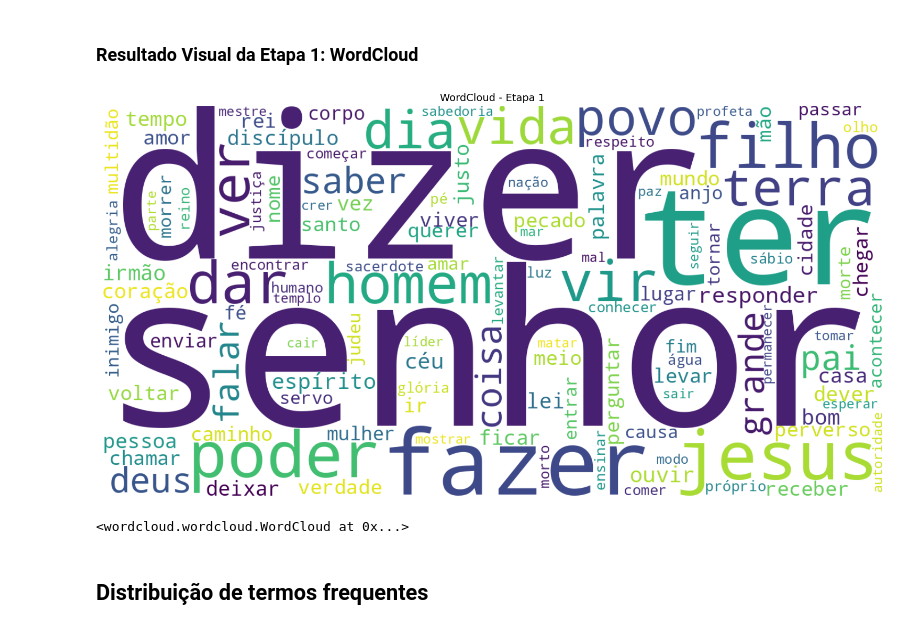
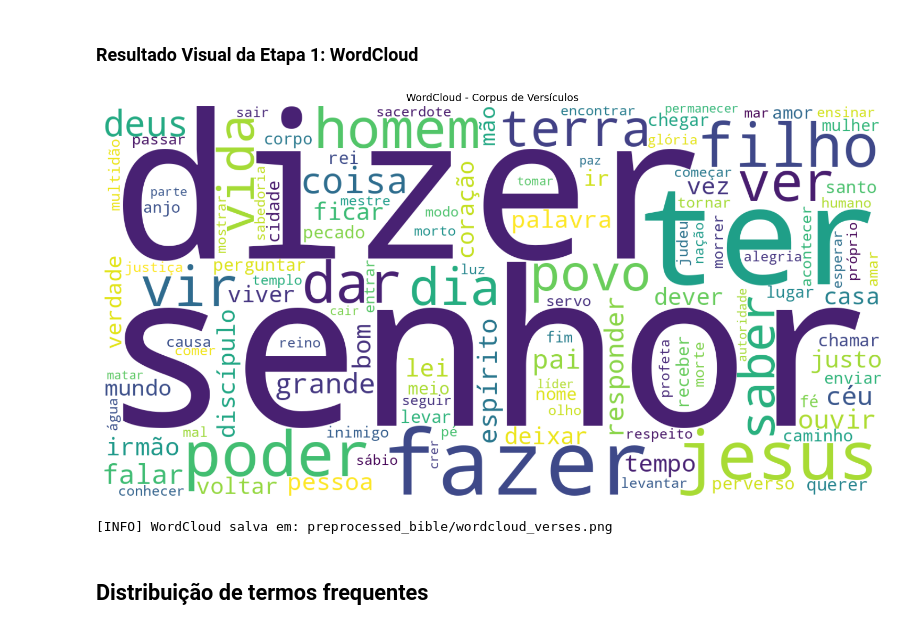
Before and after one commit to gabriel-q7/NLP-bible-exercise, a Jupyter notebook: trabalho.ipynb, the cells around one changed output. Saved outputs shown, nothing was run; the diff lists cells and outputs as text; code cells hidden in the pictures.

Commit message:
refactor: fixes and improvements due to change to verses corpus change

```diff
--- a/trabalho.ipynb
+++ b/trabalho.ipynb
@@ -349,29 +348,3 @@ class BiblePreprocessor:
                     tokens_limpos.append(lemma)
 
         return tokens_limpos
-# %%
-# Execução e Análise Quantitativa
-custom_stops = ['capítulo', 'versículo', 'bíblia', 'livro']
-preprocessor = BiblePreprocessor(custom_stopwords=custom_stops)
-
-def get_book_text(chapters_data: Any) -> str:
-    """Achata a estrutura de capítulos/versículos em uma única string."""
-    def flatten(nested):
-        for item in nested:
-            if isinstance(item, list):
-                yield from flatten(item)
-            else:
-                yield item
-    return " ".join([str(v) for v in flatten(chapters_data)])
-
-print(f"Processando {len(dfb_selected)} livros selecionados...")
-
-corpus_final = []
-for _, row in dfb_selected.iterrows():
-    # Agrega todo o texto do livro de forma robusta
-    full_text = get_book_text(row['chapters'])
-    tokens = preprocessor.process_pipeline(full_text)
-    corpus_final.append(tokens)
-
-print(f"\n[INFO] Corpus processado. Total de documentos: {len(corpus_final)}")
-print(f"Exemplo de tokens (primeiros 10 de {dfb_selected['name'].iloc[0]}):", corpus_final[0][:10])
@@ -461,38 +503,38 @@ from pathlib import Path
 if not all_tokens_flat:
     raise ValueError("all_tokens_flat está vazio. Execute a etapa de pré-processamento antes da WordCloud.")
 
-# Frequências a partir do corpus já preprocessado
+# Frequências a partir do corpus de versículos preprocessado
 frequencias = Counter(all_tokens_flat)
 
 # Geração da WordCloud
 wc = WordCloud(
     width=1400,
     height=700,
     background_color="white",
     max_words=120,
     collocations=False,
     random_state=42
 ).generate_from_frequencies(frequencias)
 
 # Exibição
 plt.figure(figsize=(16, 8))
 plt.imshow(wc, interpolation="bilinear")
 plt.axis("off")
 plt.title(
-    f"WordCloud - Etapa 1",
+    f"WordCloud - Corpus de Versículos",
     fontsize=14
 )
 plt.tight_layout()
 plt.show()
 
 # Persistência em arquivo
 output_dir = Path("preprocessed_bible")
 output_dir.mkdir(exist_ok=True)
-output_file = output_dir / "wordcloud_etapa1.png"
+output_file = output_dir / "wordcloud_verses.png"
 wc.to_file(str(output_file))
 # %% [output]
-[figure, old version]
+[figure, new version]
-<wordcloud.wordcloud.WordCloud at 0x...>
+[INFO] WordCloud salva em: preprocessed_bible/wordcloud_verses.png
 # %% [markdown]
 ## Distribuição de termos frequentes
 # %%
```
Also changed, not shown: parts of 15 cells of this notebook.
